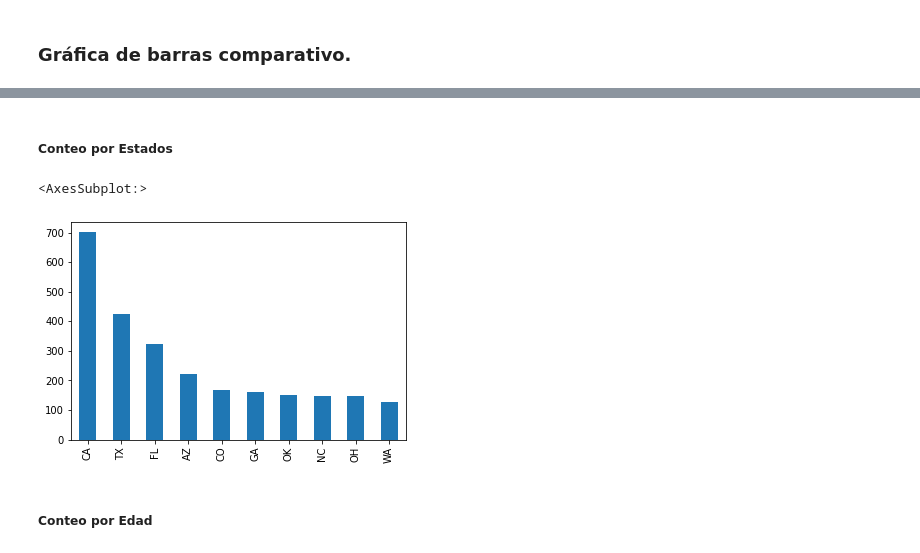
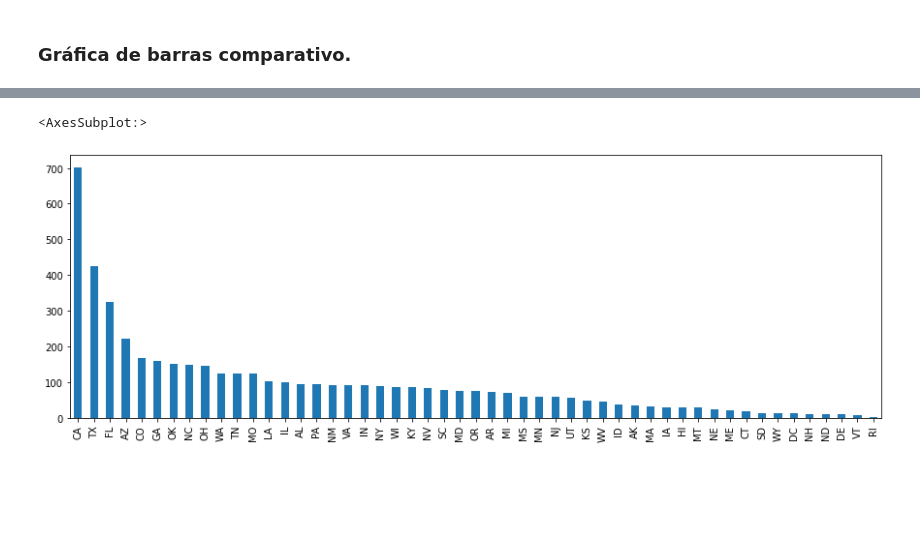
Before and after one commit to EmmanuelGalvan/MineriaDatos, a Jupyter notebook: Archivos/PIA/AvancePIA_II_Grupo3_Equipo9.ipynb, the cells around one changed output, grey strips where cells are left out. Saved outputs shown, nothing was run; the diff lists cells and outputs as text; code cells hidden in the pictures; blank space fills up the shorter version.

```diff
--- a/Archivos/PIA/AvancePIA_II_Grupo3_Equipo9.ipynb
+++ b/Archivos/PIA/AvancePIA_II_Grupo3_Equipo9.ipynb
@@ -397,9 +346,6 @@ df_PS_corr.corr()
-# %% [markdown]
-##### Conteo por Estados
 # %%
-df_PS['Estado'].value_counts().sort_values(ascending = False).head(10).plot.bar()
+plt.figure(figsize = [15,5])
+df_PS['Estado'].value_counts().sort_values(ascending = False).plot.bar()
 # %% [output]
 <AxesSubplot:>
-[figure, old version]
+[figure, new version]
-# %% [markdown]
-##### Conteo por Edad
```
Also changed, not shown: parts of 50 cells of this notebook.
